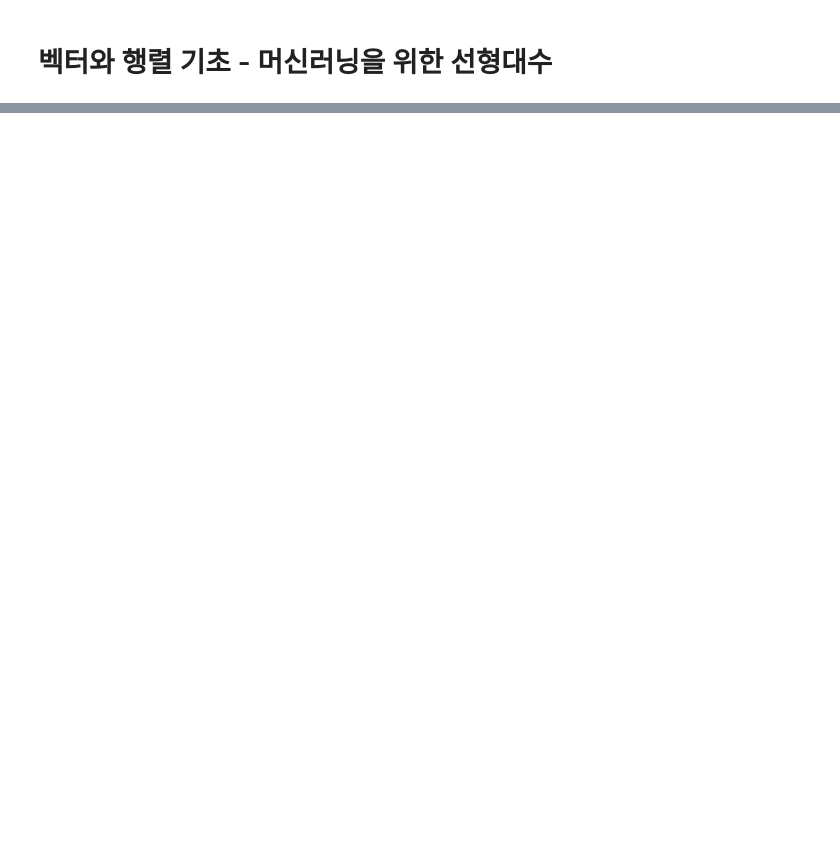
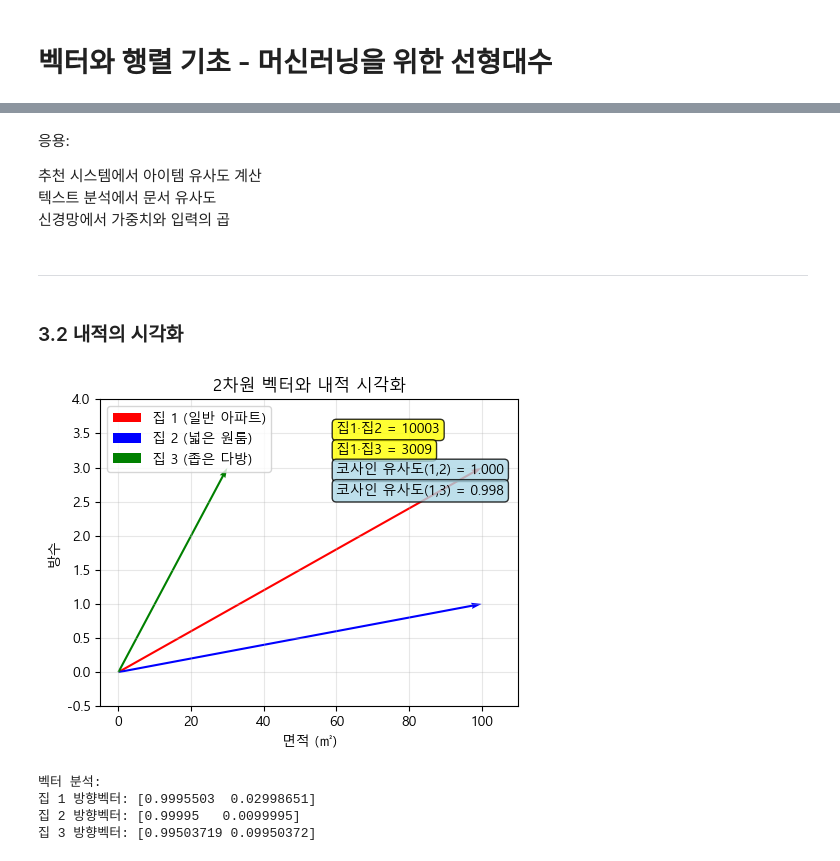
Before and after one commit to EveShin/math-for-ML, a Jupyter notebook: 01_linear_algebra/vectors_matrices.ipynb, the cells around one changed output, grey strips where cells are left out. Cells and saved outputs as stored; diff of their text form; code cells hidden in the pictures; blank space fills up the shorter version.

```diff
--- a/01_linear_algebra/vectors_matrices.ipynb
+++ b/01_linear_algebra/vectors_matrices.ipynb
@@ -565,0 +473,71 @@ print("="*50)
+# %% [markdown]
+응용:
+
+추천 시스템에서 아이템 유사도 계산
+텍스트 분석에서 문서 유사도
+신경망에서 가중치와 입력의 곱
+# %% [markdown]
+---
+# %% [markdown]
+### 3.2 내적의 시각화
+# %%
+# 윈도우 한글 폰트 설정
+plt.rcParams['font.family'] = 'Malgun Gothic'  # 윈도우 기본 한글 폰트
+plt.rcParams['axes.unicode_minus'] = False     # 마이너스 기호 깨짐 방지
+
+# 2차원 벡터로 시각화
+plt.figure(figsize=(5, 4))
+
+# 2차원 예시 벡터 (면적, 방수) - 더 극명한 차이
+house_2d_1 = np.array([100, 3])   # 일반 아파트 (100㎡, 3개방)
+house_2d_2 = np.array([100, 1])   # 넓은 원룸 (100㎡, 1개방)
+house_2d_3 = np.array([30, 3])    # 좁은 다방 (30㎡, 3개방)
+
+# 벡터 시각화
+plt.quiver(0, 0, house_2d_1[0], house_2d_1[1],
+           angles='xy', scale_units='xy', scale=1, color='red', width=0.005, label='집 1 (일반 아파트)')
+plt.quiver(0, 0, house_2d_2[0], house_2d_2[1],
+           angles='xy', scale_units='xy', scale=1, color='blue', width=0.005, label='집 2 (넓은 원룸)')
+plt.quiver(0, 0, house_2d_3[0], house_2d_3[1],
+           angles='xy', scale_units='xy', scale=1, color='green', width=0.005, label='집 3 (좁은 다방)')
+
+# 내적 계산 및 표시
+dot_2d_12 = np.dot(house_2d_1, house_2d_2)
+dot_2d_13 = np.dot(house_2d_1, house_2d_3)
+dot_2d_23 = np.dot(house_2d_2, house_2d_3)
+
+# 코사인 유사도도 계산
+cos_2d_12 = cosine_similarity(house_2d_1, house_2d_2)
+cos_2d_13 = cosine_similarity(house_2d_1, house_2d_3)
+
+plt.xlim(-5, 110)
+plt.ylim(-0.5, 4)
+plt.xlabel('면적 (㎡)')
+plt.ylabel('방수')
+plt.title('2차원 벡터와 내적 시각화')
+plt.grid(True, alpha=0.3)
+plt.legend()
+
+# 텍스트로 내적 값과 코사인 유사도 표시
+plt.text(60, 3.5, f'집1·집2 = {dot_2d_12}', fontsize=10,
+         bbox=dict(boxstyle="round,pad=0.3", facecolor="yellow", alpha=0.8))
+plt.text(60, 3.2, f'집1·집3 = {dot_2d_13}', fontsize=10,
+         bbox=dict(boxstyle="round,pad=0.3", facecolor="yellow", alpha=0.8))
+plt.text(60, 2.9, f'코사인 유사도(1,2) = {cos_2d_12:.3f}', fontsize=10,
+         bbox=dict(boxstyle="round,pad=0.3", facecolor="lightblue", alpha=0.8))
+plt.text(60, 2.6, f'코사인 유사도(1,3) = {cos_2d_13:.3f}', fontsize=10,
+         bbox=dict(boxstyle="round,pad=0.3", facecolor="lightblue", alpha=0.8))
+
+plt.tight_layout()
+plt.show()
+
+print("벡터 분석:")
+print(f"집 1 방향벡터: {house_2d_1/np.linalg.norm(house_2d_1)}")
+print(f"집 2 방향벡터: {house_2d_2/np.linalg.norm(house_2d_2)}")
+print(f"집 3 방향벡터: {house_2d_3/np.linalg.norm(house_2d_3)}")
+# %% [output]
+[figure, added]
+벡터 분석:
+집 1 방향벡터: [0.9995503  0.02998651]
+집 2 방향벡터: [0.99995   0.0099995]
+집 3 방향벡터: [0.99503719 0.09950372]
```
Also changed, not shown: parts of 101 cells of this notebook.
